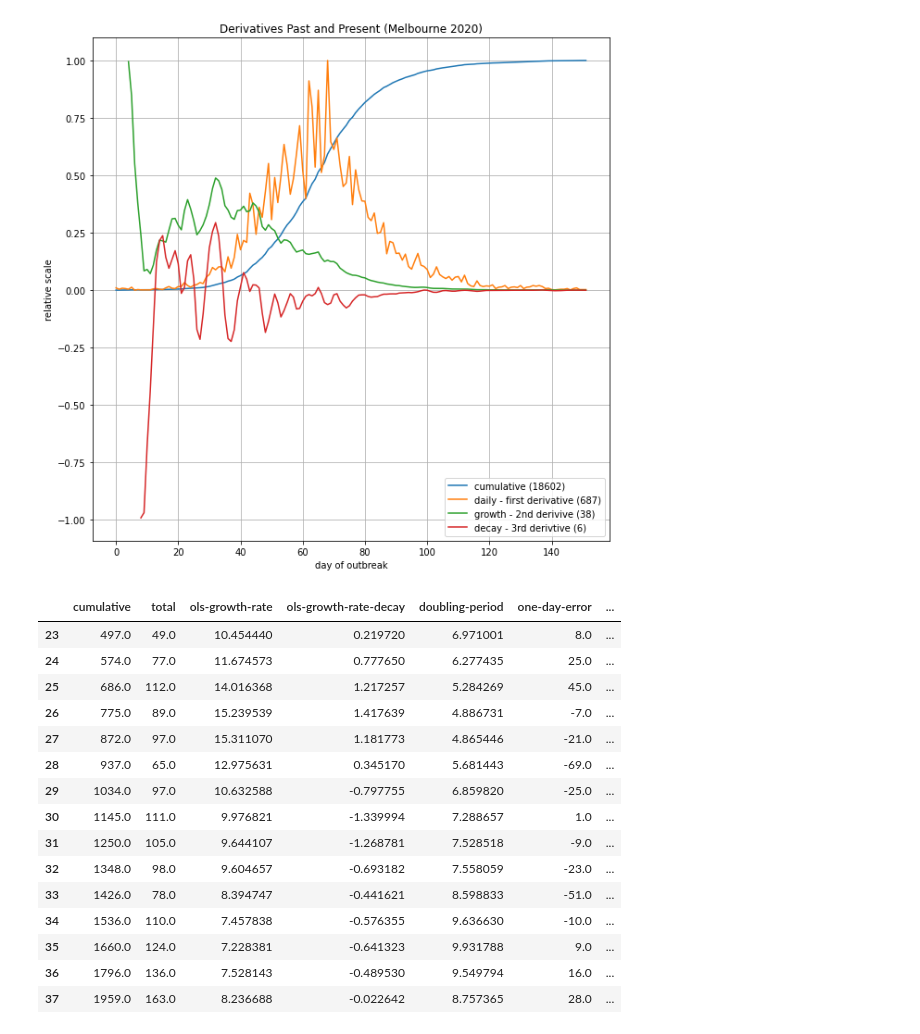
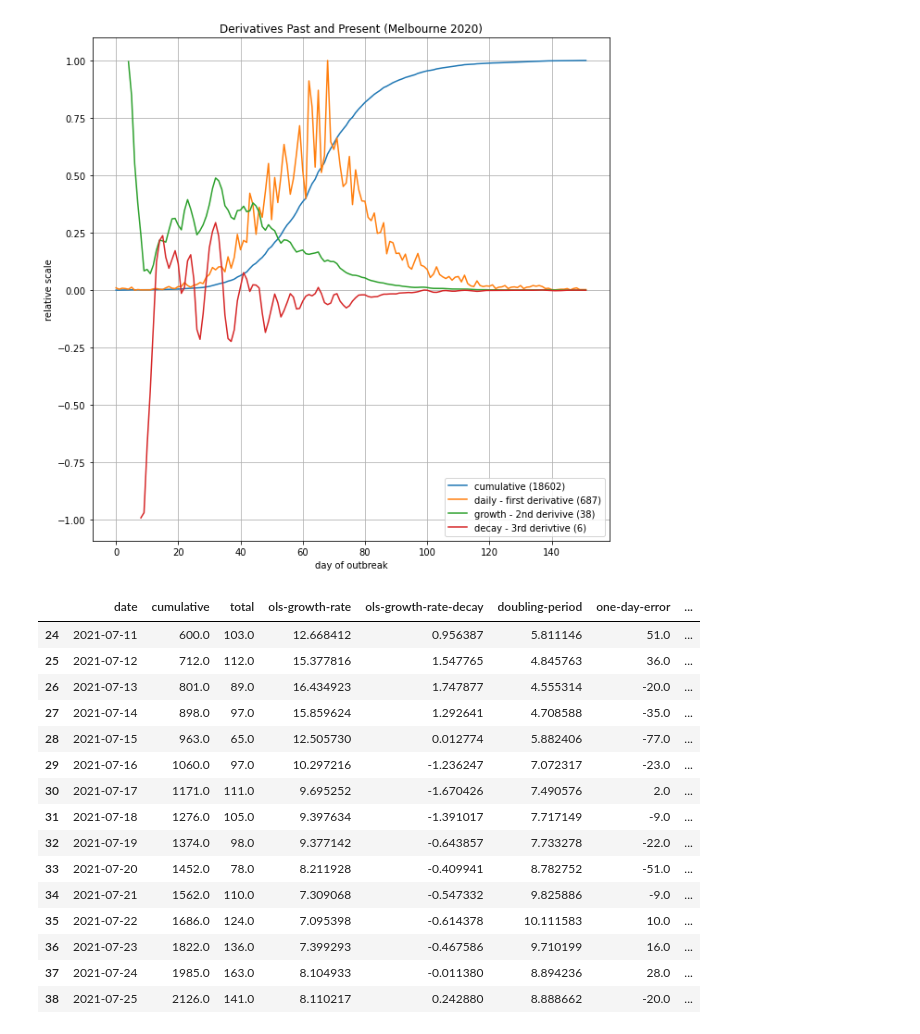
Before and after one commit to wildducktheories/delta-waratah, a Jupyter notebook: sydney-outbreaks.ipynb, the cells around one changed output. Drawn from its saved outputs; the diff is of its cells as text; code cells hidden in the pictures.

```diff
--- a/sydney-outbreaks.ipynb
+++ b/sydney-outbreaks.ipynb
@@ -15,13 +15,13 @@ QUARANTINE='archive/2021-07-16/quarantine.csv'
 GENERATION_DAYS=5
 
 TODAY=datetime.today().strftime("%Y-%m-%d")
-SAMPLE_DATE=TODAY
-#SAMPLE_DATE='2021-07-23'
-PREV_WEEK=(datetime.strptime(SAMPLE_DATE, "%Y-%m-%d").date()+timedelta(days=-7)).strftime("%Y-%m-%d")
-PREV_FORTNIGHT=(datetime.strptime(SAMPLE_DATE, "%Y-%m-%d").date()+timedelta(days=-14)).strftime("%Y-%m-%d")
+RUN_DATE=TODAY
+#RUN_DATE='2021-07-24'
+PREV_WEEK=(datetime.strptime(RUN_DATE, "%Y-%m-%d").date()+timedelta(days=-7)).strftime("%Y-%m-%d")
+PREV_FORTNIGHT=(datetime.strptime(RUN_DATE, "%Y-%m-%d").date()+timedelta(days=-14)).strftime("%Y-%m-%d")
 
-NSW_6_MONTHS=f"archive/{SAMPLE_DATE}/last-6-months-nsw.csv"
-NSW_14_DAYS=f"archive/{SAMPLE_DATE}/last-14-days-nsw.csv"
+NSW_6_MONTHS=f"archive/{RUN_DATE}/last-6-months-nsw.csv"
+NSW_14_DAYS=f"archive/{RUN_DATE}/last-14-days-nsw.csv"
 # %% [markdown]
 # Data Preparation
 
@@ -199,30 +206,33 @@ ax.figure.savefig(f'archive/{SAMPLE_DATE}/derivatives-melbourne-full.png')
 # %% [output]
 [figure]
 # %%
+#pd.set_option('max_colwidth', None)
+pd.set_option('float_format', None)
 bondi[[
+    "date",
     "cumulative",
     "total",
     "ols-growth-rate",
     "ols-growth-rate-decay",
     "doubling-period",
     "one-day-error",
     "one-day-projection-cumulative",
     "one-day-projection-total",
 ]].tail(15)
 # %% [output]
-|  | cumulative | total | ols-growth-rate | ols-growth-rate-decay | doubling-period | one-day-error | ... |
-| 23 | 497.0 | 49.0 | 10.454440 | 0.219720 | 6.971001 | 8.0 | ... |
-| 24 | 574.0 | 77.0 | 11.674573 | 0.777650 | 6.277435 | 25.0 | ... |
-| 25 | 686.0 | 112.0 | 14.016368 | 1.217257 | 5.284269 | 45.0 | ... |
-| 26 | 775.0 | 89.0 | 15.239539 | 1.417639 | 4.886731 | -7.0 | ... |
-| 27 | 872.0 | 97.0 | 15.311070 | 1.181773 | 4.865446 | -21.0 | ... |
-| 28 | 937.0 | 65.0 | 12.975631 | 0.345170 | 5.681443 | -69.0 | ... |
-| 29 | 1034.0 | 97.0 | 10.632588 | -0.797755 | 6.859820 | -25.0 | ... |
-| 30 | 1145.0 | 111.0 | 9.976821 | -1.339994 | 7.288657 | 1.0 | ... |
-| 31 | 1250.0 | 105.0 | 9.644107 | -1.268781 | 7.528518 | -9.0 | ... |
-| 32 | 1348.0 | 98.0 | 9.604657 | -0.693182 | 7.558059 | -23.0 | ... |
-| 33 | 1426.0 | 78.0 | 8.394747 | -0.441621 | 8.598833 | -51.0 | ... |
-| 34 | 1536.0 | 110.0 | 7.457838 | -0.576355 | 9.636630 | -10.0 | ... |
-| 35 | 1660.0 | 124.0 | 7.228381 | -0.641323 | 9.931788 | 9.0 | ... |
-| 36 | 1796.0 | 136.0 | 7.528143 | -0.489530 | 9.549794 | 16.0 | ... |
-| 37 | 1959.0 | 163.0 | 8.236688 | -0.022642 | 8.757365 | 28.0 | ... |
+|  | date | cumulative | total | ols-growth-rate | ols-growth-rate-decay | doubling-period | one-day-error | ... |
+| 24 | 2021-07-11 | 600.0 | 103.0 | 12.668412 | 0.956387 | 5.811146 | 51.0 | ... |
+| 25 | 2021-07-12 | 712.0 | 112.0 | 15.377816 | 1.547765 | 4.845763 | 36.0 | ... |
+| 26 | 2021-07-13 | 801.0 | 89.0 | 16.434923 | 1.747877 | 4.555314 | -20.0 | ... |
+| 27 | 2021-07-14 | 898.0 | 97.0 | 15.859624 | 1.292641 | 4.708588 | -35.0 | ... |
+| 28 | 2021-07-15 | 963.0 | 65.0 | 12.505730 | 0.012774 | 5.882406 | -77.0 | ... |
+| 29 | 2021-07-16 | 1060.0 | 97.0 | 10.297216 | -1.236247 | 7.072317 | -23.0 | ... |
+| 30 | 2021-07-17 | 1171.0 | 111.0 | 9.695252 | -1.670426 | 7.490576 | 2.0 | ... |
+| 31 | 2021-07-18 | 1276.0 | 105.0 | 9.397634 | -1.391017 | 7.717149 | -9.0 | ... |
+| 32 | 2021-07-19 | 1374.0 | 98.0 | 9.377142 | -0.643857 | 7.733278 | -22.0 | ... |
+| 33 | 2021-07-20 | 1452.0 | 78.0 | 8.211928 | -0.409941 | 8.782752 | -51.0 | ... |
+| 34 | 2021-07-21 | 1562.0 | 110.0 | 7.309068 | -0.547332 | 9.825886 | -9.0 | ... |
+| 35 | 2021-07-22 | 1686.0 | 124.0 | 7.095398 | -0.614378 | 10.111583 | 10.0 | ... |
+| 36 | 2021-07-23 | 1822.0 | 136.0 | 7.399293 | -0.467586 | 9.710199 | 16.0 | ... |
+| 37 | 2021-07-24 | 1985.0 | 163.0 | 8.104933 | -0.011380 | 8.894236 | 28.0 | ... |
+| 38 | 2021-07-25 | 2126.0 | 141.0 | 8.110217 | 0.242880 | 8.888662 | -20.0 | ... |
```
Also changed, not shown: parts of 10 cells of this notebook, 15 other files.
